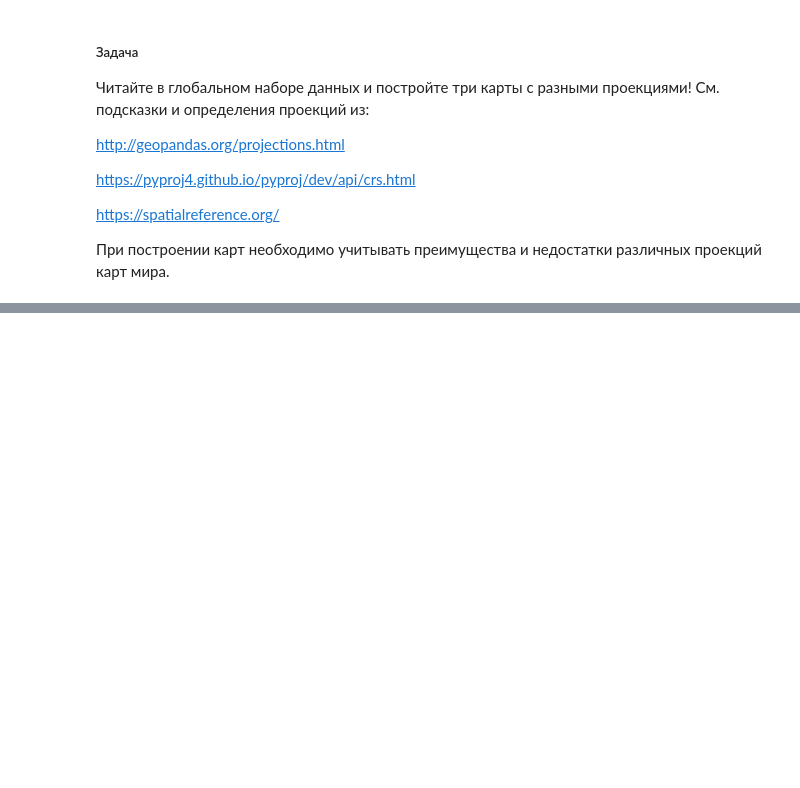
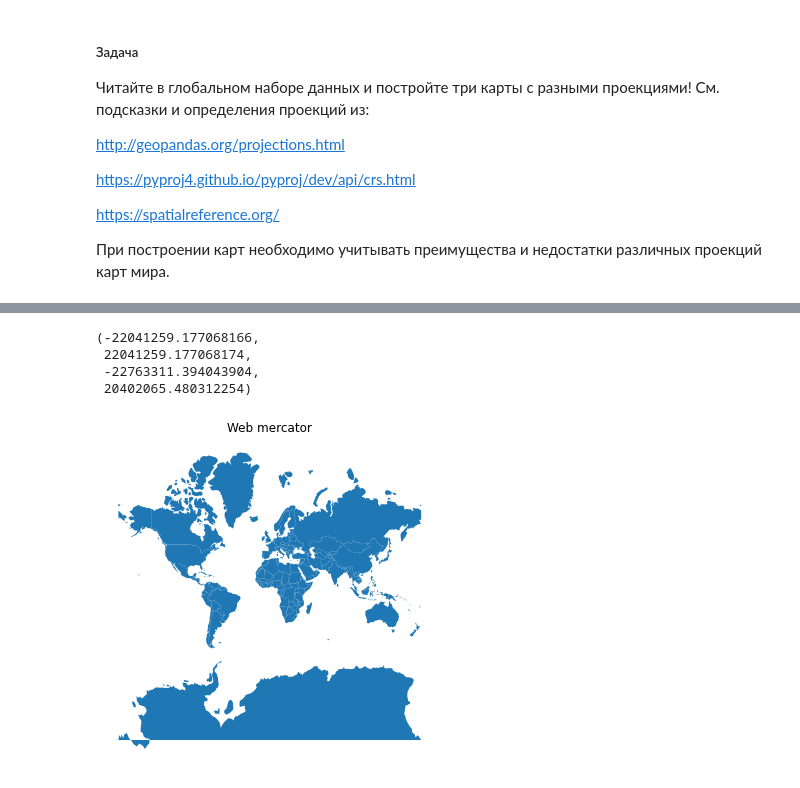
Before and after one commit to mongoy/AutoGISproc, a Jupyter notebook: LES_2/lesson2_2.ipynb, the cells around one changed output, grey strips where cells are left out. Drawn from its saved outputs; the diff is of its cells as text; code cells hidden in the pictures; blank space fills up the shorter version.

```diff
--- a/LES_2/lesson2_2.ipynb
+++ b/LES_2/lesson2_2.ipynb
@@ -348,0 +385,16 @@ fp = "L2_data/ne_110m_admin_0_countries/ne_110m_admin_0_countries.
+# %%
+# Определим проекцию, как web mercator, 3785
+web_mercator = CRS.from_epsg(3785)
+
+# перепроецируем и визуализируем
+ax = admin.to_crs(web_mercator).plot()
+ax.set_title("Web mercator")
+
+# удалим оси
+plt.axis('off')
+# %% [output]
+(-22041259.177068166,
+ 22041259.177068174,
+ -22763311.394043904,
+ 20402065.480312254)
+[figure, added]
```
Also changed, not shown: parts of 7 cells of this notebook, 8 other files.
